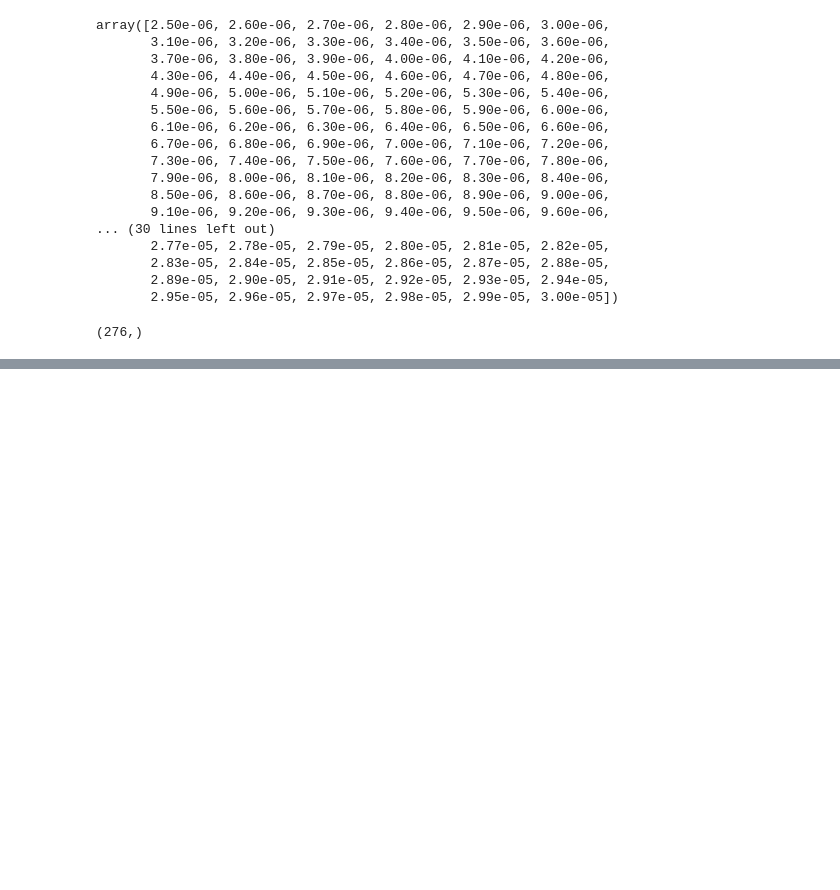
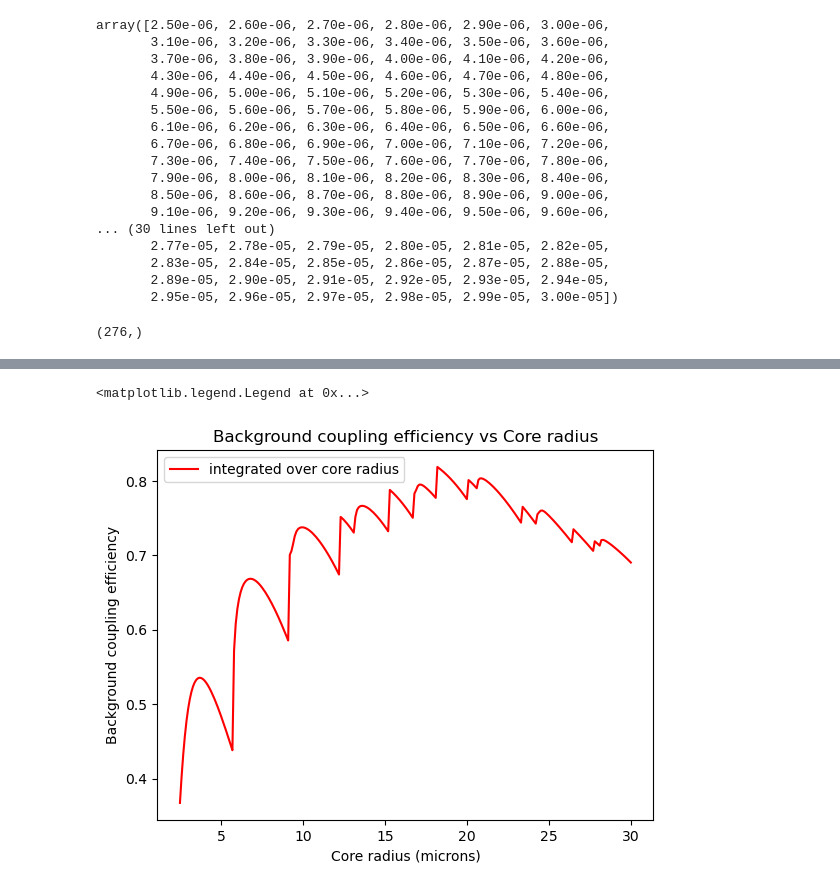
Before and after one commit to TongyueLiu/OH-Suppression-MRes-Project, a Jupyter notebook: notebooks/surface_brightness_profiles/Galaxy SNR_Estimation_2_cases.ipynb, the cells around one changed output, grey strips where cells are left out. Drawn from its saved outputs; the diff is of its cells as text; code cells hidden in the pictures; blank space fills up the shorter version.

```diff
--- a/notebooks/surface_brightness_profiles/Galaxy SNR_Estimation_2_cases.ipynb
+++ b/notebooks/surface_brightness_profiles/Galaxy SNR_Estimation_2_cases.ipynb
@@ -1177,0 +1193,19 @@ BrokenProcessPool: A task has failed to un-serialize. Please ensure that the arg
+# %%
+# core_radius_test_small = np.linspace(1.2e-6, 20e-6, 80)
+results_bg_mmf_core = background_efficiency_vs_core_radius_2d(
+    core_radius_array=core_radius_range_full,
+    x=x,
+    y=y,
+    x_1d=x_1d,
+    y_1d=y_1d,
+    NA=NA,
+    lam0=lam0,
+    alpha=alpha_vlt,
+    az_sym=False,
+    mode_case="few_mode",
+    decentre_max="core_radius",
+    n_decentre=40,
+    E_S=1.0,
+    n_F_grid=60,
+    n_jobs=4,
+)
@@ -1177,0 +1242,9 @@ BrokenProcessPool: A task has failed to un-serialize. Please ensure that the arg
+# %%
+plt.plot(core_radius_range_full*1e6, eta_bg_core, label='integrated over core radius', color='r')
+plt.xlabel('Core radius (microns)')
+plt.ylabel('Background coupling efficiency')
+plt.title('Background coupling efficiency vs Core radius')
+plt.legend()
+# %% [output]
+<matplotlib.legend.Legend at 0x...>
+[figure, added]
```
Also changed, not shown: parts of 23 cells of this notebook, 2 other files.
